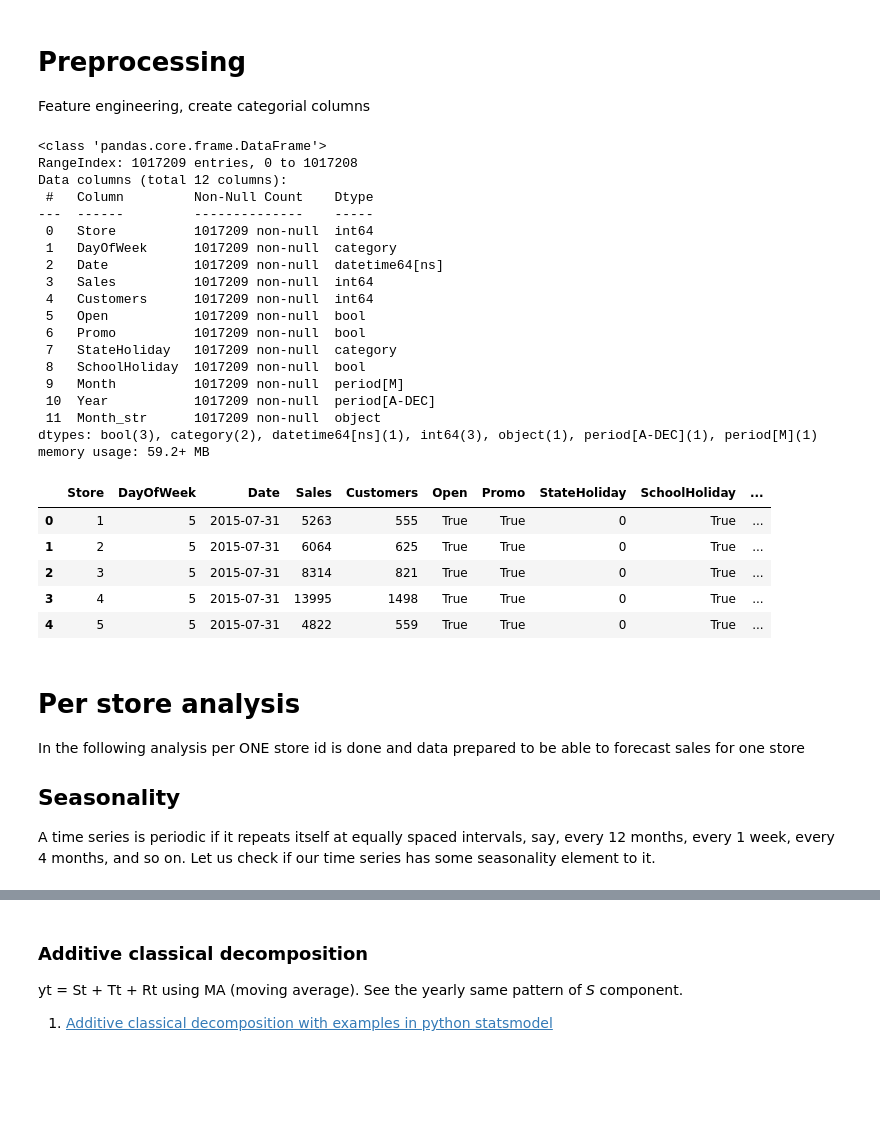
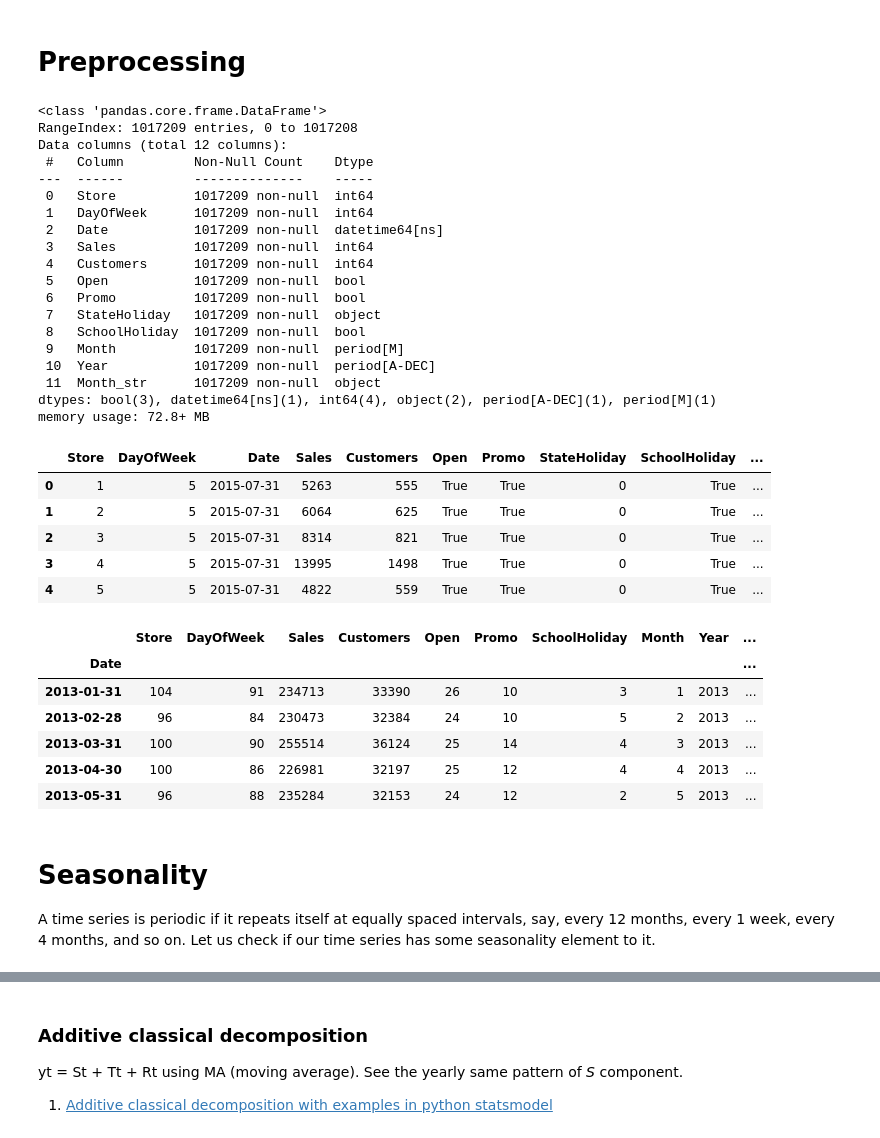
Before and after one commit to bruennijs/kaggle_rossmann_sales, a Jupyter notebook: regression_monthly.ipynb, the cells around one changed output, grey strips where cells are left out. Drawn from its saved outputs; the diff is of its cells as text; code cells hidden in the pictures; blank space fills up the shorter version.

```diff
--- a/regression_monthly.ipynb
+++ b/regression_monthly.ipynb
@@ -13,10 +14,12 @@ unzip -d ./input/rossmann-store-sales.zip ./input/
 - [kaggle competition](https://www.kaggle.com/c/rossmann-store-sales)
 - https://www.mdpi.com/2306-5729/4/1/15
 - http://cs229.stanford.edu/proj2015/205_report.pdf
-# %% [markdown]
-# Preprocessing
-Feature engineering, create categorial columns
+# %% [markdown]
+# Preprocessing
 # %%
+import seaborn as sns
+import matplotlib.pyplot as plt
+import daterange as daterange
 import pandas as pd
 from pandas import DataFrame
 
@@ -28,47 +31,71 @@ df_train: DataFrame = pd.read_csv('./input/train.csv', parse_dates=['Date'], dty
 # FEATURE ENGINEERING
 ## month
 df_train['Month'] = pd.DatetimeIndex(df_train['Date']).to_period('M')
 df_train['Year'] = pd.DatetimeIndex(df_train['Date']).to_period('Y')
 df_train['Month_str'] = df_train['Month'].map(lambda month_period:month_period.strftime('%Y-%m'))
 
-## StateHoliday -> categorial
-df_train['StateHoliday'] = df_train['StateHoliday'].astype('category')
-
-## StateHoliday -> categorial
-df_train['DayOfWeek'] = df_train['DayOfWeek'].astype('category')
-
 df_train.info()
 df_train.head(5)
+
+
+# Grouped by Store
+df_train_stores = df_train.groupby(by=['Store'])
+#df_train_stores.Date.max()
+#df_train_stores.Date.min()
+df_train_store_1 = df_train_stores.get_group(4).set_index('Date')
+sales_zero_idx = df_train_store_1[df_train_store_1['Sales'] == 0].index
+df_train_store_1 = df_train_store_1.drop(sales_zero_idx)
+#df_train_store_1['2015-01-01':'2015-02-01'].tail(10)
+#df_train_store_1.head(10)
+
+def avg_sales_per_period(df: DataFrame) -> pd.Series:
+    df_copy = df.copy()
+    s_tmp: pd.Series = df['Sales'] / df['Open']
+    df_copy['Sales_per_open_days_avg'] = s_tmp.astype('int')
+    return df_copy
+
+# resample/groupby MONTH
+df_store_1_monthly_sum: DataFrame = df_train_store_1.resample("M").sum()
+df_store_1_monthly_sum['Month'] = df_store_1_monthly_sum.index.month
+df_store_1_monthly_sum['Year'] = df_store_1_monthly_sum.index.year
+df_store_1_monthly_sum = avg_sales_per_period(df_store_1_monthly_sum)
+df_store_1_monthly_sum.head(5)
+
+y_t = df_store_1_monthly_sum['Sales_per_open_days_avg']
 # %% [output]
 <class 'pandas.core.frame.DataFrame'>
 RangeIndex: 1017209 entries, 0 to 1017208
 Data columns (total 12 columns):
  #   Column         Non-Null Count    Dtype
 ---  ------         --------------    -----
  0   Store          1017209 non-null  int64
- 1   DayOfWeek      1017209 non-null  category
+ 1   DayOfWeek      1017209 non-null  int64
  2   Date           1017209 non-null  datetime64[ns]
  3   Sales          1017209 non-null  int64
  4   Customers      1017209 non-null  int64
  5   Open           1017209 non-null  bool
  6   Promo          1017209 non-null  bool
- 7   StateHoliday   1017209 non-null  category
+ 7   StateHoliday   1017209 non-null  object
  8   SchoolHoliday  1017209 non-null  bool
  9   Month          1017209 non-null  period[M]
  10  Year           1017209 non-null  period[A-DEC]
  11  Month_str      1017209 non-null  object
-dtypes: bool(3), category(2), datetime64[ns](1), int64(3), object(1), period[A-DEC](1), period[M](1)
-memory usage: 59.2+ MB
+dtypes: bool(3), datetime64[ns](1), int64(4), object(2), period[A-DEC](1), period[M](1)
+memory usage: 72.8+ MB
 |  | Store | DayOfWeek | Date | Sales | Customers | Open | Promo | StateHoliday | SchoolHoliday | ... |
 | 0 | 1 | 5 | 2015-07-31 | 5263 | 555 | True | True | 0 | True | ... |
 | 1 | 2 | 5 | 2015-07-31 | 6064 | 625 | True | True | 0 | True | ... |
 | 2 | 3 | 5 | 2015-07-31 | 8314 | 821 | True | True | 0 | True | ... |
 | 3 | 4 | 5 | 2015-07-31 | 13995 | 1498 | True | True | 0 | True | ... |
 | 4 | 5 | 5 | 2015-07-31 | 4822 | 559 | True | True | 0 | True | ... |
+|  | Store | DayOfWeek | Sales | Customers | Open | Promo | SchoolHoliday | Month | Year | ... |
+| Date |  |  |  |  |  |  |  |  |  | ... |
+| 2013-01-31 | 104 | 91 | 234713 | 33390 | 26 | 10 | 3 | 1 | 2013 | ... |
+| 2013-02-28 | 96 | 84 | 230473 | 32384 | 24 | 10 | 5 | 2 | 2013 | ... |
+| 2013-03-31 | 100 | 90 | 255514 | 36124 | 25 | 14 | 4 | 3 | 2013 | ... |
+| 2013-04-30 | 100 | 86 | 226981 | 32197 | 25 | 12 | 4 | 4 | 2013 | ... |
+| 2013-05-31 | 96 | 88 | 235284 | 32153 | 24 | 12 | 2 | 5 | 2013 | ... |
 # %% [markdown]
-# Per store analysis
-In the following analysis per ONE store id is done and data prepared to be able to forecast sales for one store
-
-## Seasonality
+# Seasonality
 A time series is periodic if it repeats itself at equally spaced intervals, say, every 12 months, every 1 week, every 4 months, and so on.
 Let us check if our time series has some seasonality element to it.
```
Also changed, not shown: parts of 21 cells of this notebook.
